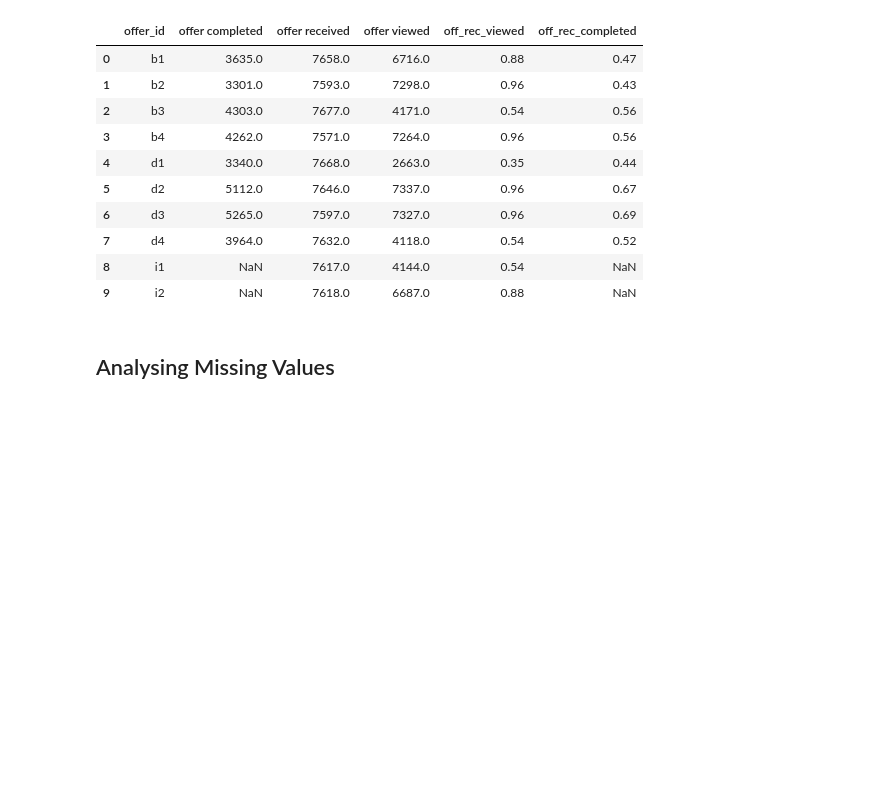
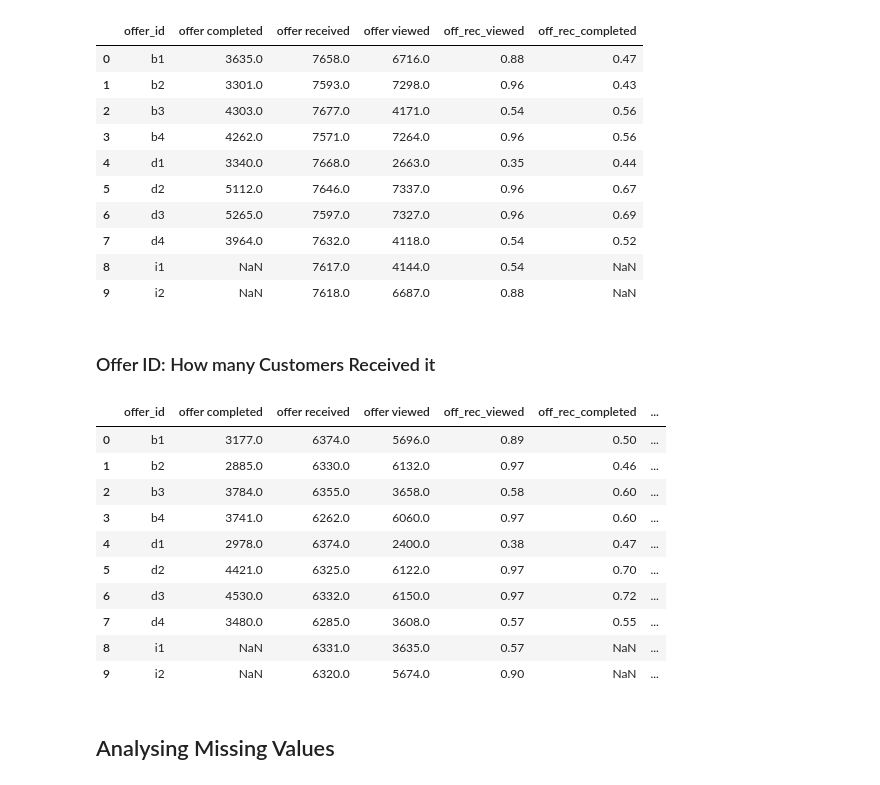
Before and after one commit to Sarmilan-Siva/starbucks-capstone-challenge, a Jupyter notebook: Starbucks_Capstone_notebook.ipynb, the cells around one changed output. Cells and saved outputs as stored; diff of their text form; code cells hidden in the pictures; blank space fills up the shorter version.

```diff
--- a/Starbucks_Capstone_notebook.ipynb
+++ b/Starbucks_Capstone_notebook.ipynb
@@ -290,0 +307,16 @@ get_Offers_nEvents(df_transall, offer_split = 'offer_type')
+# %%
+def count_Unique_Offers(df, offer_split):
+  ''' count how many customers received each offers '''
+
+  df_t = df.copy()
+  df_sm = df_t.groupby(['event', offer_split]).agg(unique_cust = ('customer_id', 'nunique')).reset_index()
+  df_sm_pv = df_sm.pivot(index=offer_split, columns='event', values='unique_cust').reset_index()
+  df_sm_pv = df_sm_pv.rename_axis(None, axis = 1)
+
+  # create additional ratio information
+  df_sm_pv['off_rec_viewed'] = round(df_sm_pv['offer viewed']/df_sm_pv['offer received'], 2)
+  df_sm_pv['off_rec_completed'] = round(df_sm_pv['offer completed']/df_sm_pv['offer received'], 2)
+  tot_cust = df_t['customer_id'].nunique()
+  df_sm_pv['perc_recv_offer'] = round(df_sm_pv['offer received']*100/tot_cust, 2)
+
+  return df_sm_pv
@@ -306,6 +347,22 @@ get_Offers_nEvents(df_transall, offer_split = 'offer_id')
 | 7 | d4 | 3964.0 | 7632.0 | 4118.0 | 0.54 | 0.52 |
 | 8 | i1 | NaN | 7617.0 | 4144.0 | 0.54 | NaN |
 | 9 | i2 | NaN | 7618.0 | 6687.0 | 0.88 | NaN |
+# %% [markdown]
+### Offer ID: How many Customers Received it
+# %%
+count_Unique_Offers(df_transall, offer_split = 'offer_id')
+# %% [output]
+|  | offer_id | offer completed | offer received | offer viewed | off_rec_viewed | off_rec_completed | ... |
+| 0 | b1 | 3177.0 | 6374.0 | 5696.0 | 0.89 | 0.50 | ... |
+| 1 | b2 | 2885.0 | 6330.0 | 6132.0 | 0.97 | 0.46 | ... |
+| 2 | b3 | 3784.0 | 6355.0 | 3658.0 | 0.58 | 0.60 | ... |
+| 3 | b4 | 3741.0 | 6262.0 | 6060.0 | 0.97 | 0.60 | ... |
+| 4 | d1 | 2978.0 | 6374.0 | 2400.0 | 0.38 | 0.47 | ... |
+| 5 | d2 | 4421.0 | 6325.0 | 6122.0 | 0.97 | 0.70 | ... |
+| 6 | d3 | 4530.0 | 6332.0 | 6150.0 | 0.97 | 0.72 | ... |
+| 7 | d4 | 3480.0 | 6285.0 | 3608.0 | 0.57 | 0.55 | ... |
+| 8 | i1 | NaN | 6331.0 | 3635.0 | 0.57 | NaN | ... |
+| 9 | i2 | NaN | 6320.0 | 5674.0 | 0.90 | NaN | ... |
 # %% [markdown]
 ## Analysing Missing Values
 # %% [markdown]
```
Also changed, not shown: parts of 61 cells of this notebook, 2 other files.
